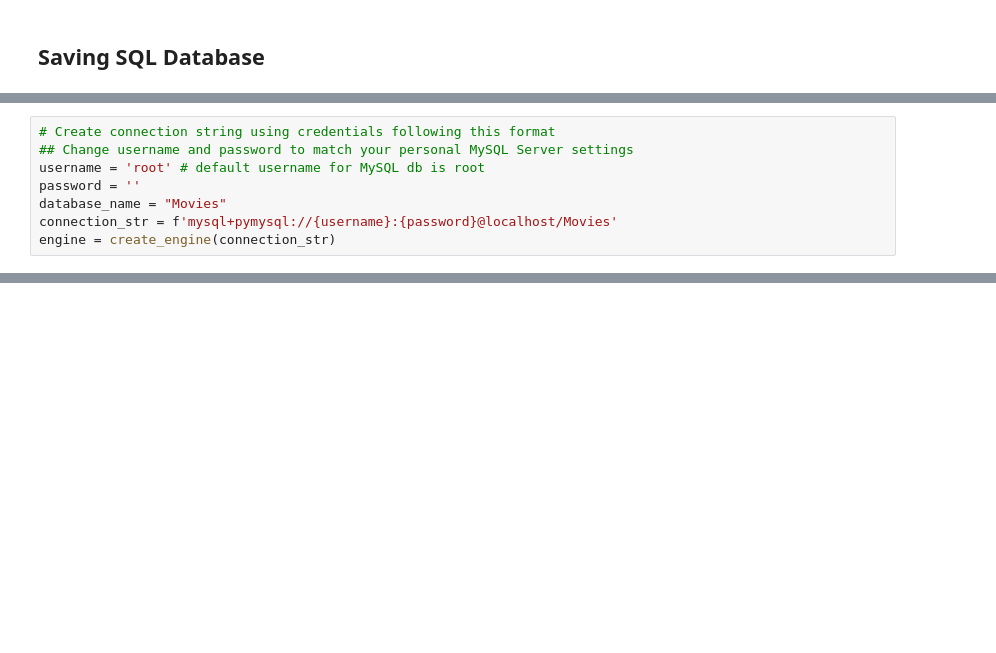
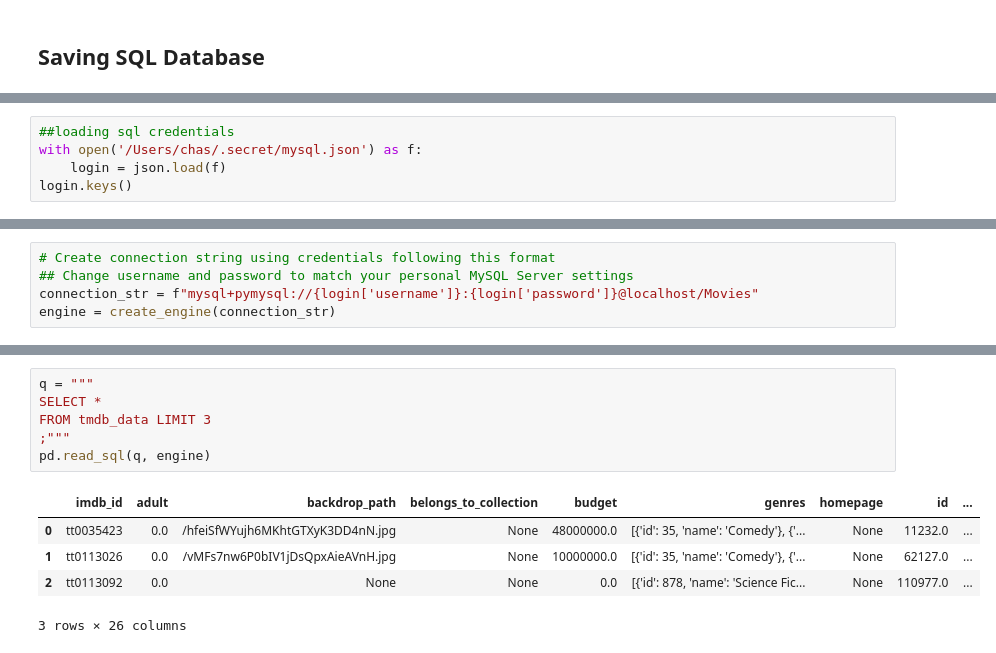
Before and after one commit to ChastityB/How-to-Make-The-Best-Movies, a Jupyter notebook: IMDB - How to Make The Best Movies Part 3.ipynb, the cells around one changed output, grey strips where cells are left out. Cells and saved outputs as stored; diff of their text form; blank space fills up the shorter version.

```diff
--- a/IMDB - How to Make The Best Movies Part 3.ipynb
+++ b/IMDB - How to Make The Best Movies Part 3.ipynb
@@ -155,0 +166,5 @@ genre_lookup.head()
+# %%
+##loading sql credentials
+with open('/Users/chas/.secret/mysql.json') as f:
+    login = json.load(f)
+login.keys()
@@ -156,10 +173,7 @@ genre_lookup.head()
 # %%
 # Create connection string using credentials following this format
 ## Change username and password to match your personal MySQL Server settings
-username = 'root' # default username for MySQL db is root
-password = ''
-database_name = "Movies"
-connection_str = f'mysql+pymysql://{username}:{password}@localhost/Movies'
+connection_str = f"mysql+pymysql://{login['username']}:{login['password']}@localhost/Movies"
 engine = create_engine(connection_str)
 # %%
 # Create Movies database, if it does not already exist
@@ -167,0 +480,12 @@ else: print('The database already exists.')
+# %%
+q = """
+SELECT *
+FROM tmdb_data LIMIT 3
+;"""
+pd.read_sql(q, engine)
+# %% [output]
+|  | imdb_id | adult | backdrop_path | belongs_to_collection | budget | genres | homepage | id | ... |
+| 0 | tt0035423 | 0.0 | /hfeiSfWYujh6MKhtGTXyK3DD4nN.jpg | None | 48000000.0 | [{'id': 35, 'name': 'Comedy'}, {'... | None | 11232.0 | ... |
+| 1 | tt0113026 | 0.0 | /vMFs7nw6P0bIV1jDsQpxAieAVnH.jpg | None | 10000000.0 | [{'id': 35, 'name': 'Comedy'}, {'... | None | 62127.0 | ... |
+| 2 | tt0113092 | 0.0 | None | None | 0.0 | [{'id': 878, 'name': 'Science Fic... | None | 110977.0 | ... |
+3 rows × 26 columns
```
Also changed, not shown: parts of 35 cells of this notebook, 1 other file.
